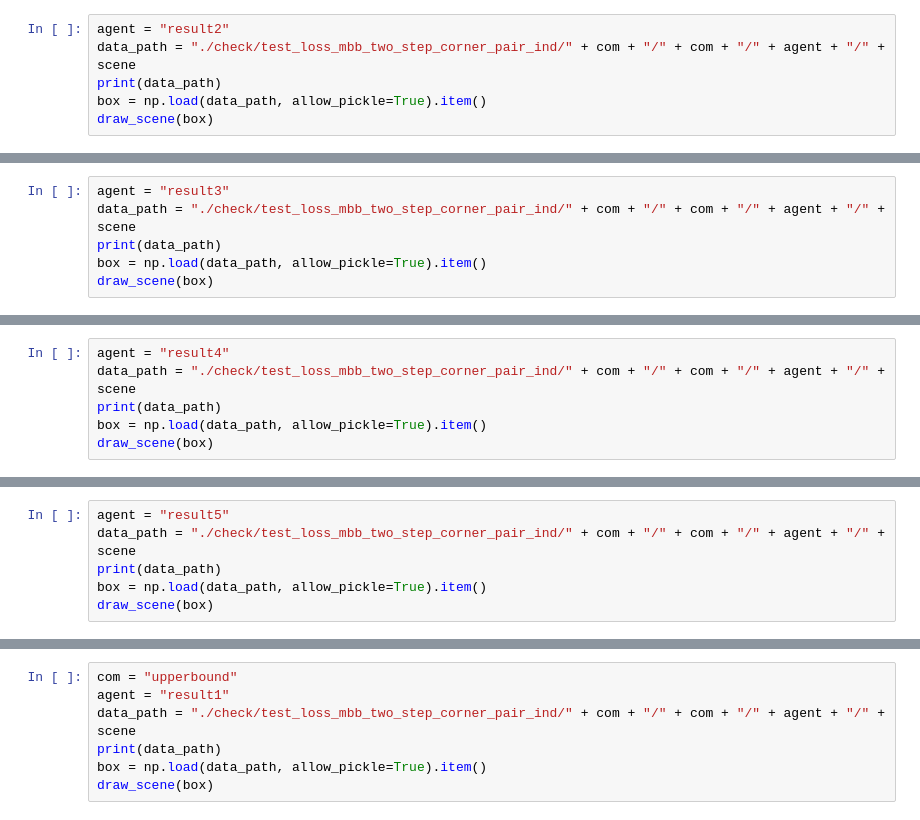
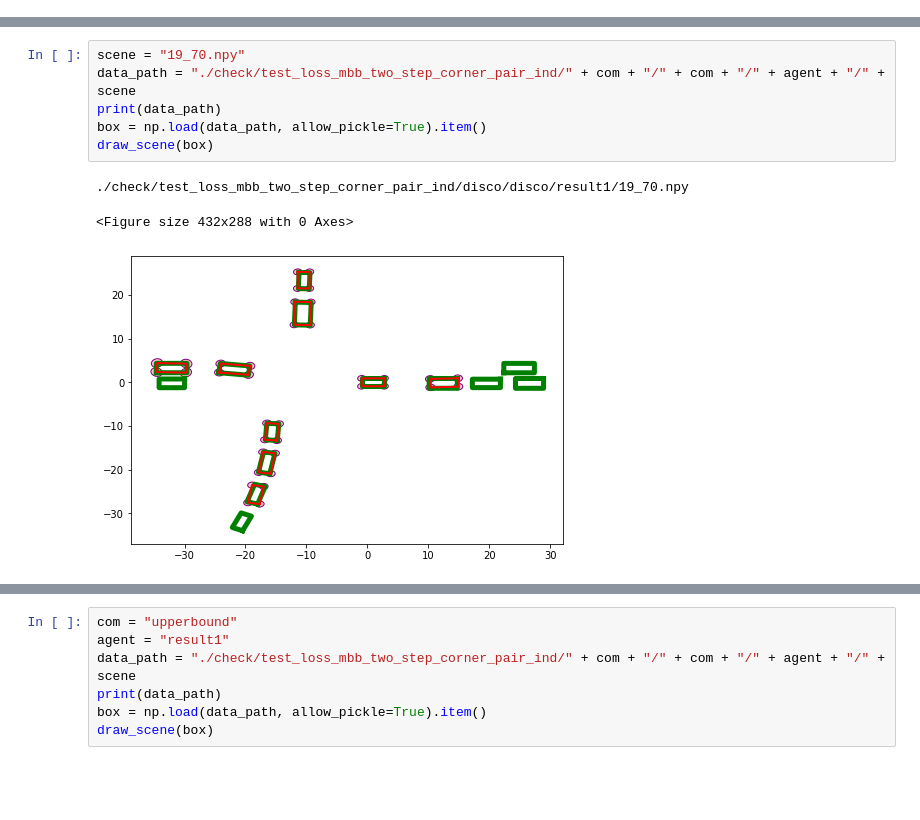
Before and after one commit to susanbao/coperception_mod, a Jupyter notebook: tools/det/uncertainty_vis.ipynb, the cells around one changed output, grey strips where cells are left out. Drawn from its saved outputs; the diff is of its cells as text; blank space fills up the shorter version.

```diff
--- a/tools/det/uncertainty_vis.ipynb
+++ b/tools/det/uncertainty_vis.ipynb
@@ -117,6 +116,0 @@ draw_scene(box)
-# %%
-agent = "result2"
-data_path = "./check/test_loss_mbb_two_step_corner_pair_ind/" + com + "/" + com + "/" + agent + "/" + scene
-print(data_path)
-box = np.load(data_path, allow_pickle=True).item()
-draw_scene(box)
@@ -127,6 +116,0 @@ draw_scene(box)
-# %%
-agent = "result3"
-data_path = "./check/test_loss_mbb_two_step_corner_pair_ind/" + com + "/" + com + "/" + agent + "/" + scene
-print(data_path)
-box = np.load(data_path, allow_pickle=True).item()
-draw_scene(box)
@@ -137,6 +116,0 @@ draw_scene(box)
-# %%
-agent = "result4"
-data_path = "./check/test_loss_mbb_two_step_corner_pair_ind/" + com + "/" + com + "/" + agent + "/" + scene
-print(data_path)
-box = np.load(data_path, allow_pickle=True).item()
-draw_scene(box)
@@ -147,6 +116,0 @@ draw_scene(box)
-# %%
-agent = "result5"
-data_path = "./check/test_loss_mbb_two_step_corner_pair_ind/" + com + "/" + com + "/" + agent + "/" + scene
-print(data_path)
-box = np.load(data_path, allow_pickle=True).item()
-draw_scene(box)
@@ -156,0 +117,10 @@ draw_scene(box)
+# %%
+scene = "19_70.npy"
+data_path = "./check/test_loss_mbb_two_step_corner_pair_ind/" + com + "/" + com + "/" + agent + "/" + scene
+print(data_path)
+box = np.load(data_path, allow_pickle=True).item()
+draw_scene(box)
+# %% [output]
+./check/test_loss_mbb_two_step_corner_pair_ind/disco/disco/result1/19_70.npy
+<Figure size 432x288 with 0 Axes>
+[figure, added]
```
Also changed, not shown: parts of 15 cells of this notebook, 4 other files.
